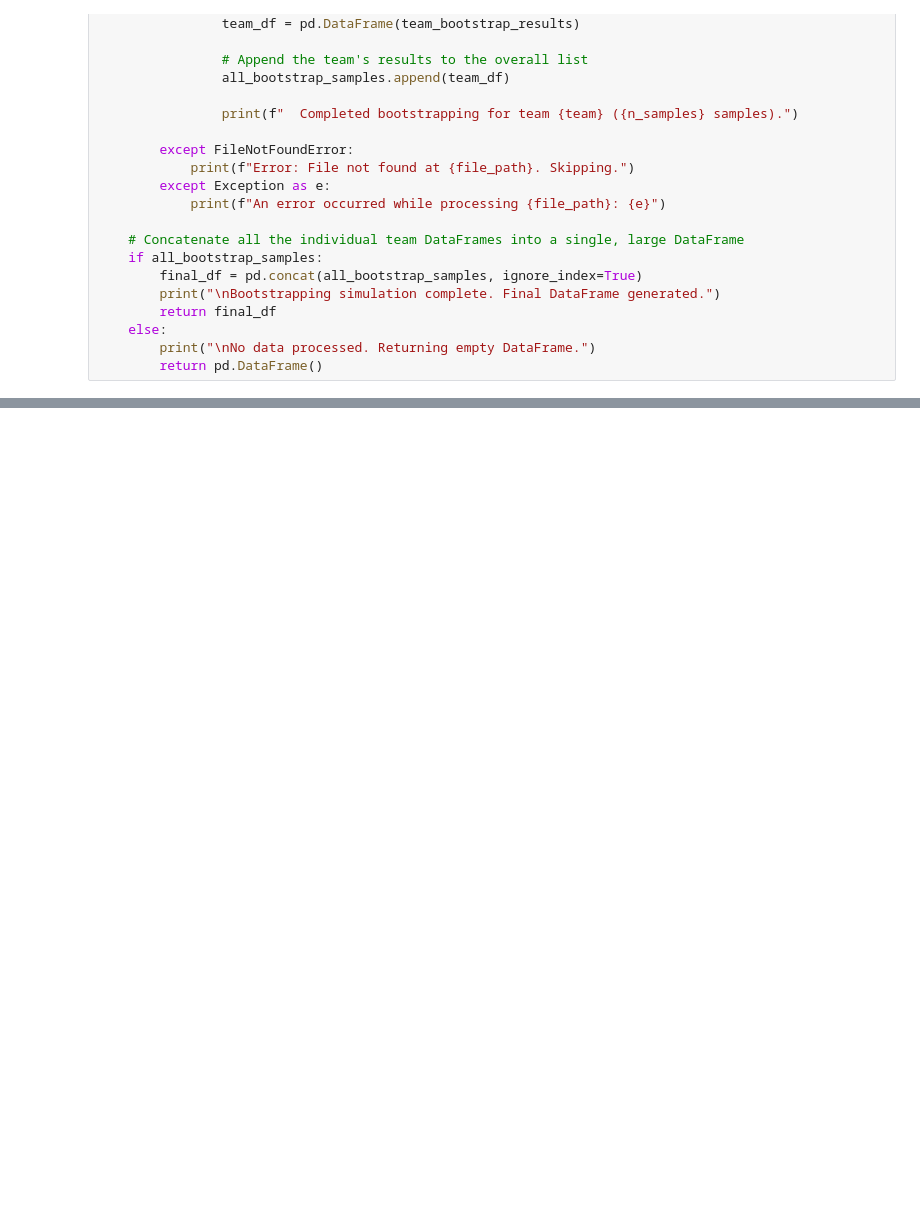
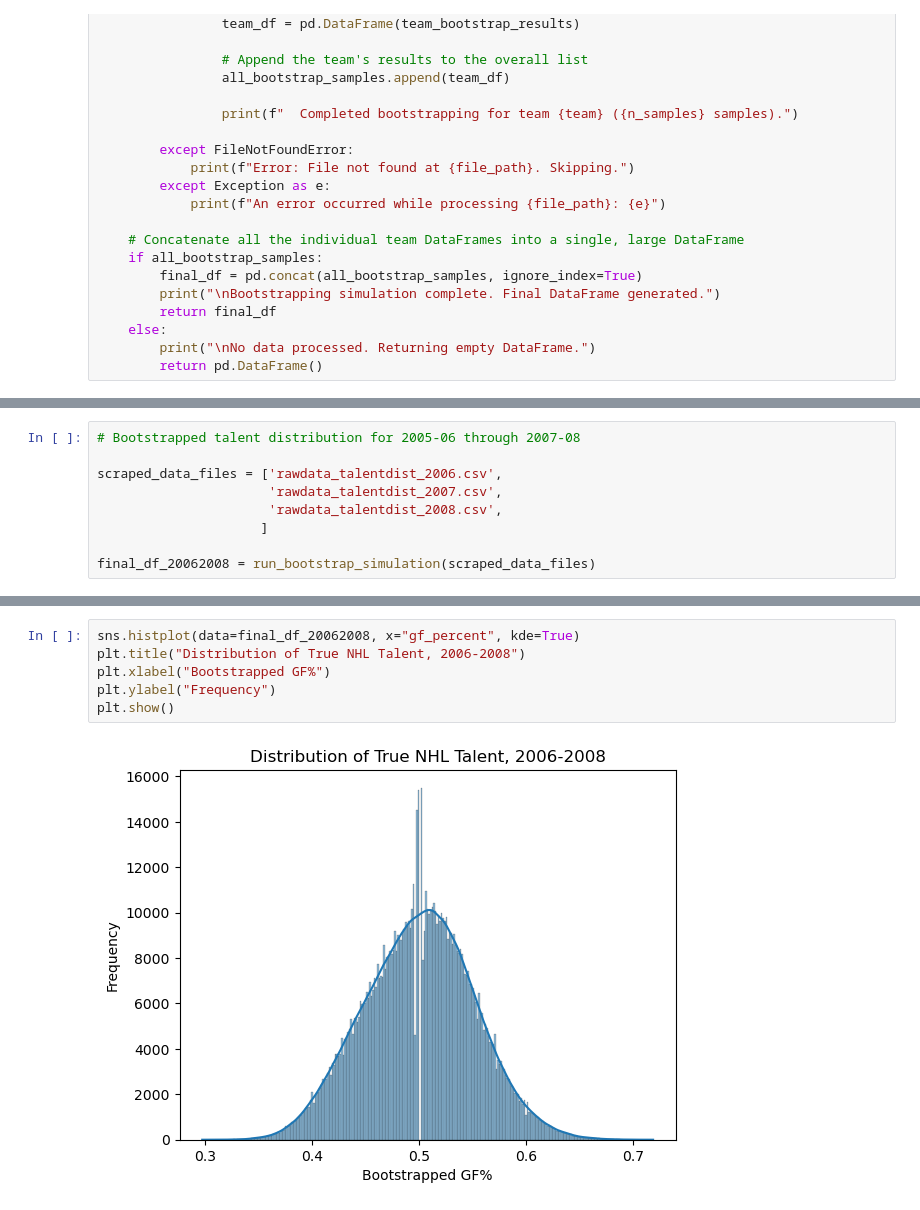
Before and after one commit to datacritic-ne/likensproject, a Jupyter notebook: Bootstrapping True Talent Distributions.ipynb, the cells around one changed output, grey strips where cells are left out. Saved outputs shown, nothing was run; the diff lists cells and outputs as text; blank space fills up the shorter version.

```diff
--- a/Bootstrapping True Talent Distributions.ipynb
+++ b/Bootstrapping True Talent Distributions.ipynb
@@ -106,0 +161,9 @@ scraped_data_files = ['scraping_talentdist_200506.csv']
+# %%
+# Bootstrapped talent distribution for 2005-06 through 2007-08
+
+scraped_data_files = ['rawdata_talentdist_2006.csv',
+                      'rawdata_talentdist_2007.csv',
+                      'rawdata_talentdist_2008.csv',
+                     ]
+
+final_df_20062008 = run_bootstrap_simulation(scraped_data_files)
@@ -106,0 +188,8 @@ scraped_data_files = ['scraping_talentdist_200506.csv']
+# %%
+sns.histplot(data=final_df_20062008, x="gf_percent", kde=True)
+plt.title("Distribution of True NHL Talent, 2006-2008")
+plt.xlabel("Bootstrapped GF%")
+plt.ylabel("Frequency")
+plt.show()
+# %% [output]
+[figure, added]
```
Also changed, not shown: parts of 66 cells of this notebook, 5 other files.
